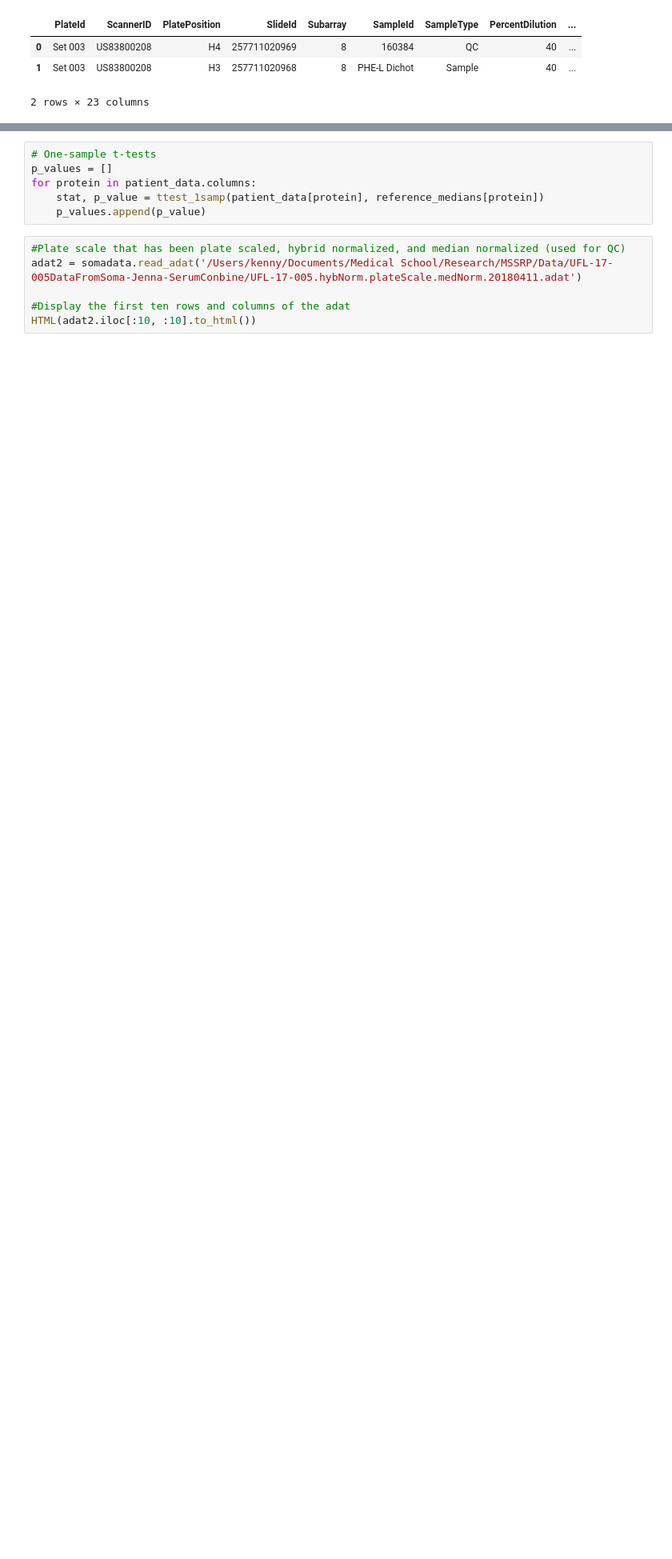
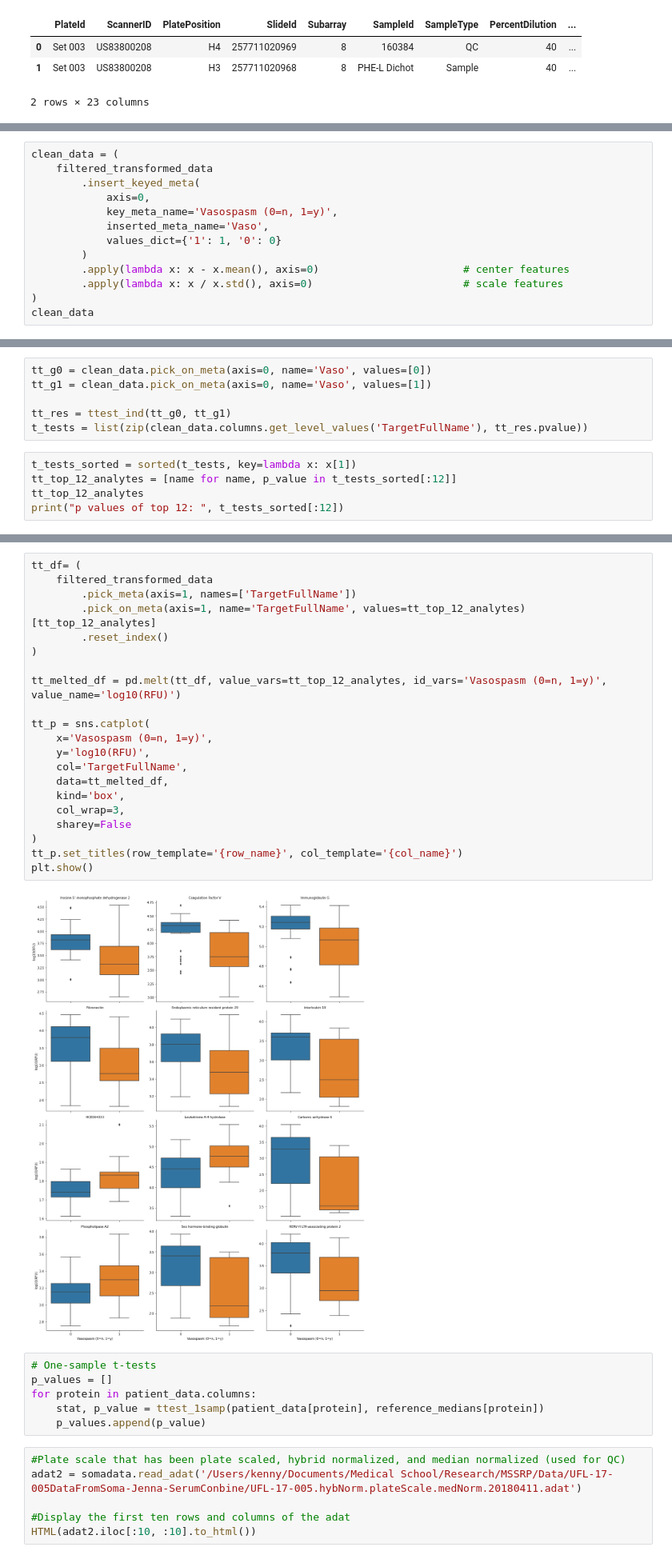
Before and after one commit to knewman55/SAHProject, a Jupyter notebook: SAHData.ipynb, the cells around one changed output, grey strips where cells are left out. Shown at 80% size. Drawn from its saved outputs; the diff is of its cells as text; blank space fills up the shorter version.

```diff
--- a/SAHData.ipynb
+++ b/SAHData.ipynb
@@ -103,0 +153,13 @@ filtered_transformed_data = (
+# %%
+clean_data = (
+    filtered_transformed_data
+        .insert_keyed_meta(
+            axis=0,
+            key_meta_name='Vasospasm (0=n, 1=y)',
+            inserted_meta_name='Vaso',
+            values_dict={'1': 1, '0': 0}
+        )
+        .apply(lambda x: x - x.mean(), axis=0)                       # center features
+        .apply(lambda x: x / x.std(), axis=0)                        # scale features
+)
+clean_data
@@ -103,0 +204,11 @@ filtered_transformed_data = (
+# %%
+tt_g0 = clean_data.pick_on_meta(axis=0, name='Vaso', values=[0])
+tt_g1 = clean_data.pick_on_meta(axis=0, name='Vaso', values=[1])
+
+tt_res = ttest_ind(tt_g0, tt_g1)
+t_tests = list(zip(clean_data.columns.get_level_values('TargetFullName'), tt_res.pvalue))
+# %%
+t_tests_sorted = sorted(t_tests, key=lambda x: x[1])
+tt_top_12_analytes = [name for name, p_value in t_tests_sorted[:12]]
+tt_top_12_analytes
+print("p values of top 12: ", t_tests_sorted[:12])
@@ -104,3 +232,26 @@ filtered_transformed_data = (
+# %%
+tt_df= (
+    filtered_transformed_data
+        .pick_meta(axis=1, names=['TargetFullName'])
+        .pick_on_meta(axis=1, name='TargetFullName', values=tt_top_12_analytes)[tt_top_12_analytes]
+        .reset_index()
+)
+
+tt_melted_df = pd.melt(tt_df, value_vars=tt_top_12_analytes, id_vars='Vasospasm (0=n, 1=y)', value_name='log10(RFU)')
+
+tt_p = sns.catplot(
+    x='Vasospasm (0=n, 1=y)',
+    y='log10(RFU)',
+    col='TargetFullName',
+    data=tt_melted_df,
+    kind='box',
+    col_wrap=3,
+    sharey=False
+)
+tt_p.set_titles(row_template='{row_name}', col_template='{col_name}')
+plt.show()
+# %% [output]
+[figure, added]
 # %%
 # One-sample t-tests
 p_values = []
```
Also changed, not shown: parts of 11 cells of this notebook.
